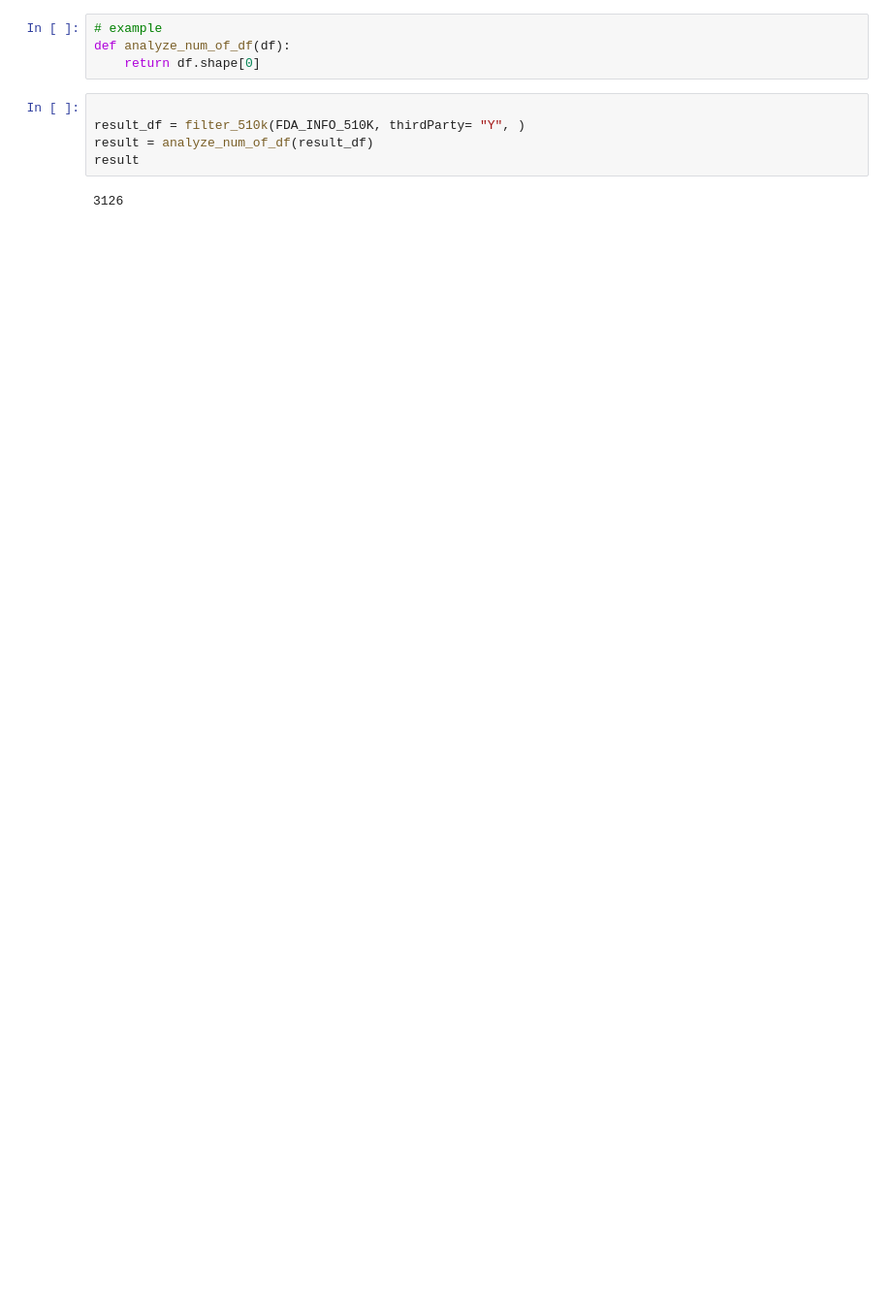
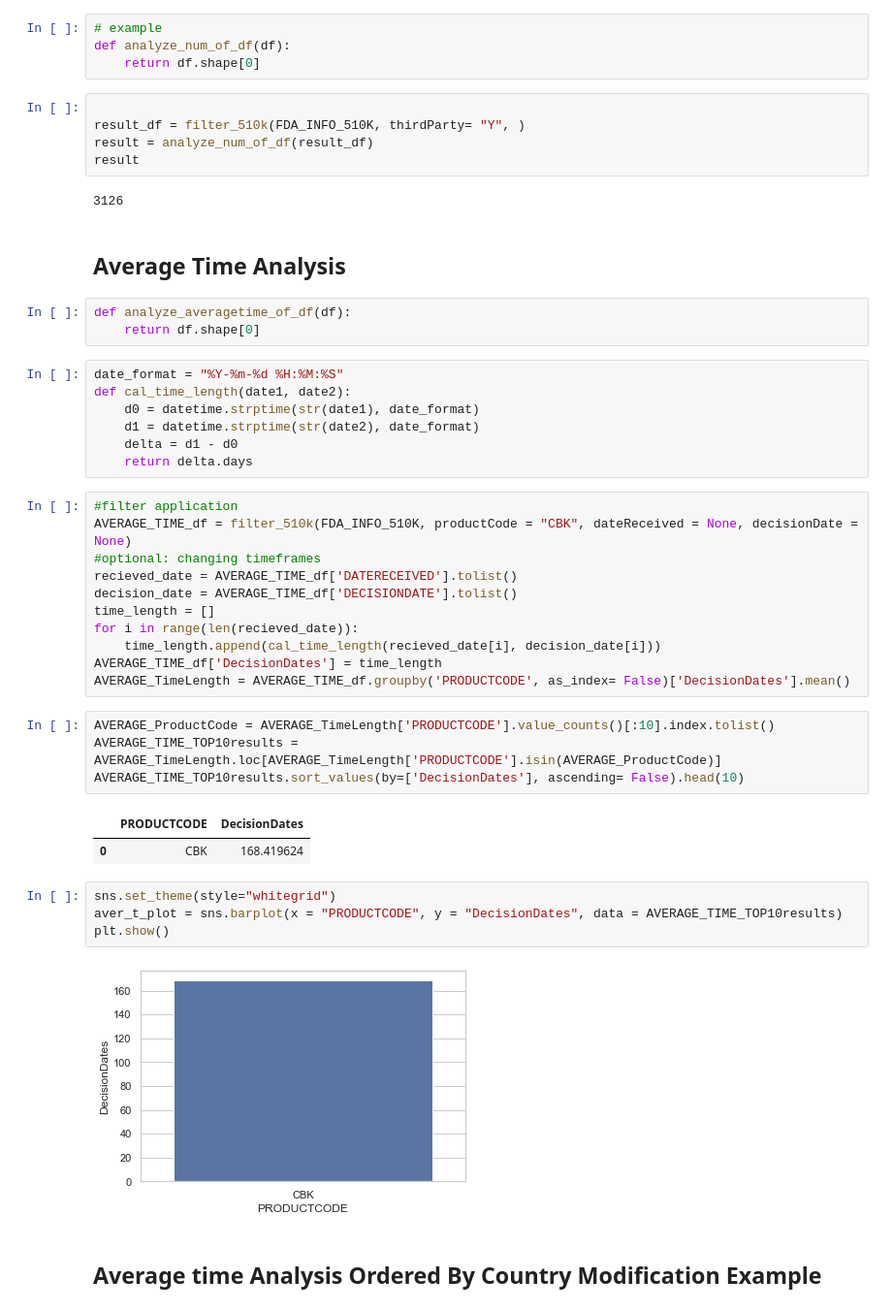
Before and after one commit to BelindaTang1/FDA_DataAnalytics, a Jupyter notebook: searching_engine.ipynb, the cells around one changed output. Shown at 97% size. Cells and saved outputs as stored; diff of their text form; blank space fills up the shorter version.

```diff
--- a/searching_engine.ipynb
+++ b/searching_engine.ipynb
@@ -100,3 +102,41 @@ result = analyze_num_of_df(result_df)
 result
 # %% [output]
 3126
+# %% [markdown]
+## Average Time Analysis
+# %%
+def analyze_averagetime_of_df(df):
+    return df.shape[0]
+# %%
+date_format = "%Y-%m-%d %H:%M:%S"
+def cal_time_length(date1, date2):
+    d0 = datetime.strptime(str(date1), date_format)
+    d1 = datetime.strptime(str(date2), date_format)
+    delta = d1 - d0
+    return delta.days
+# %%
+#filter application
+AVERAGE_TIME_df = filter_510k(FDA_INFO_510K, productCode = "CBK", dateReceived = None, decisionDate = None)
+#optional: changing timeframes
+recieved_date = AVERAGE_TIME_df['DATERECEIVED'].tolist()
+decision_date = AVERAGE_TIME_df['DECISIONDATE'].tolist()
+time_length = []
+for i in range(len(recieved_date)):
+    time_length.append(cal_time_length(recieved_date[i], decision_date[i]))
+AVERAGE_TIME_df['DecisionDates'] = time_length
+AVERAGE_TimeLength = AVERAGE_TIME_df.groupby('PRODUCTCODE', as_index= False)['DecisionDates'].mean()
+# %%
+AVERAGE_ProductCode = AVERAGE_TimeLength['PRODUCTCODE'].value_counts()[:10].index.tolist()
+AVERAGE_TIME_TOP10results = AVERAGE_TimeLength.loc[AVERAGE_TimeLength['PRODUCTCODE'].isin(AVERAGE_ProductCode)]
+AVERAGE_TIME_TOP10results.sort_values(by=['DecisionDates'], ascending= False).head(10)
+# %% [output]
+|  | PRODUCTCODE | DecisionDates |
+| 0 | CBK | 168.419624 |
+# %%
+sns.set_theme(style="whitegrid")
+aver_t_plot = sns.barplot(x = "PRODUCTCODE", y = "DecisionDates", data = AVERAGE_TIME_TOP10results)
+plt.show()
+# %% [output]
+[figure, added]
+# %% [markdown]
+## Average time Analysis Ordered By Country Modification Example
```
Also changed, not shown: parts of 17 cells of this notebook, 1 other file.
